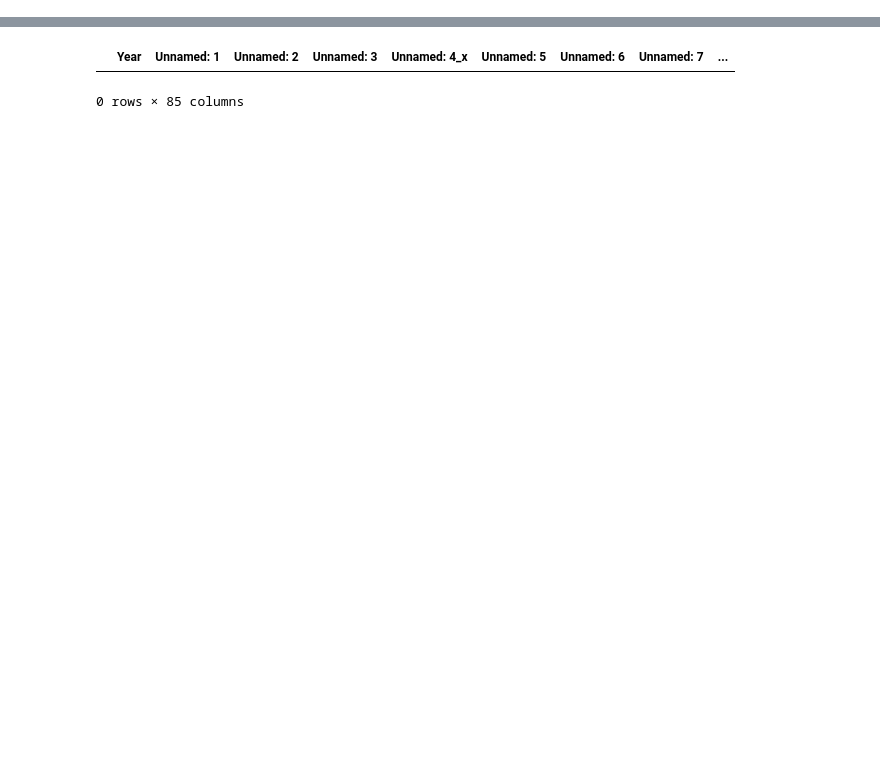
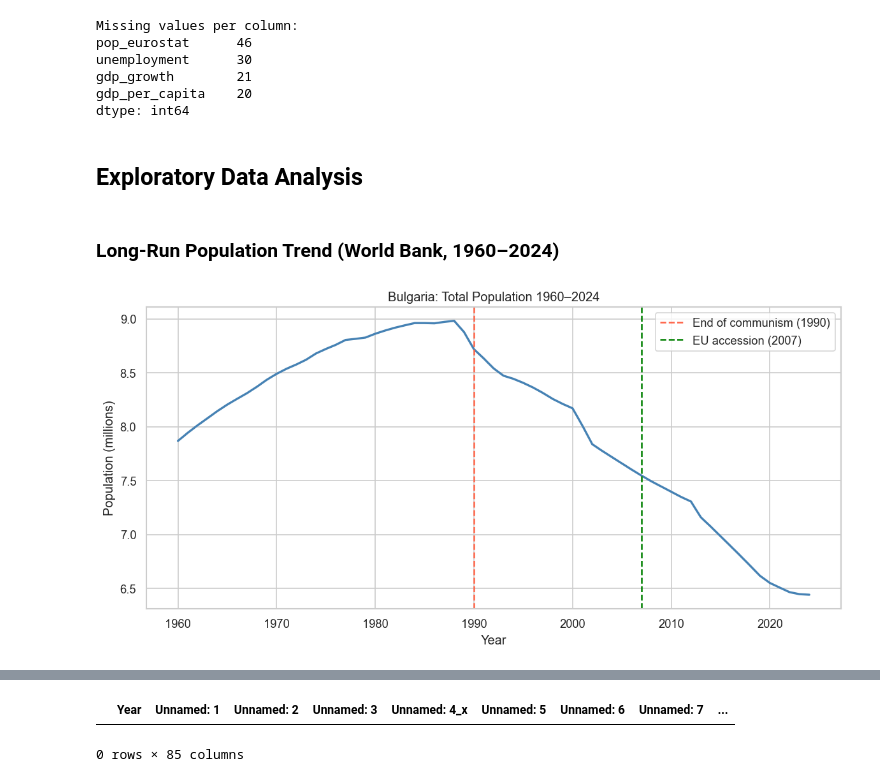
Before and after one commit to Emiliyan88/Demographic-Decline-in-Bulgaria, a Jupyter notebook: demographic_decline_in_bulgaria.ipynb, the cells around one changed output, grey strips where cells are left out. Cells and saved outputs as stored; diff of their text form; code cells hidden in the pictures; blank space fills up the shorter version.

```diff
--- a/demographic_decline_in_bulgaria.ipynb
+++ b/demographic_decline_in_bulgaria.ipynb
@@ -49,0 +84,11 @@ if "Year" not in reg.columns:
+# %%
+estat = (
+    estat_raw[["TIME_PERIOD", "OBS_VALUE"]]
+    .rename(columns={"TIME_PERIOD": "year", "OBS_VALUE": "pop_eurostat"})
+    .dropna()
+    .astype({"year": int, "pop_eurostat": float})
+    .sort_values("year")
+    .reset_index(drop=True)
+)
+print(f"Eurostat: {estat['year'].min()}–{estat['year'].max()}, {len(estat)} rows")
+estat.head()
@@ -49,0 +147,12 @@ if "Year" not in reg.columns:
+# %%
+merged = pd.merge(wb, estat, on="year", how="left")
+
+# Natural rate of increase = births - deaths (per 1000)
+merged["natural_increase"] = merged["birth_rate"] - merged["death_rate"]
+
+# Migration rate (per 1000)
+merged["migration_rate"] = (merged["net_migration"] / merged["pop_wb"]) * 1000
+
+print(f"Merged dataset: {merged['year'].min()}–{merged['year'].max()}, shape {merged.shape}")
+print(f"Eurostat overlap years: {merged['pop_eurostat'].notna().sum()}")
+merged[["year","pop_wb","pop_eurostat","birth_rate","death_rate","fertility_rate"]].tail(10)
@@ -49,0 +173,28 @@ if "Year" not in reg.columns:
+# %%
+missing = merged.isnull().sum().sort_values(ascending=False)
+print("Missing values per column:")
+print(missing[missing > 0])
+# %% [output]
+Missing values per column:
+pop_eurostat      46
+unemployment      30
+gdp_growth        21
+gdp_per_capita    20
+dtype: int64
+# %% [markdown]
+## Exploratory Data Analysis
+# %% [markdown]
+### Long-Run Population Trend (World Bank, 1960–2024)
+# %%
+fig, ax = plt.subplots()
+ax.plot(merged["year"], merged["pop_wb"] / 1e6, color="steelblue", linewidth=2)
+ax.axvline(1990, color="tomato", linestyle="--", label="End of communism (1990)")
+ax.axvline(2007, color="green", linestyle="--", label="EU accession (2007)")
+ax.set(xlabel="Year", ylabel="Population (millions)",
+       title="Bulgaria: Total Population 1960–2024")
+ax.legend()
+plt.tight_layout()
+plt.savefig("fig_population_trend.png", dpi=120)
+plt.show()
+# %% [output]
+[figure, added]
```
Also changed, not shown: parts of 53 cells of this notebook, 1 other file.
